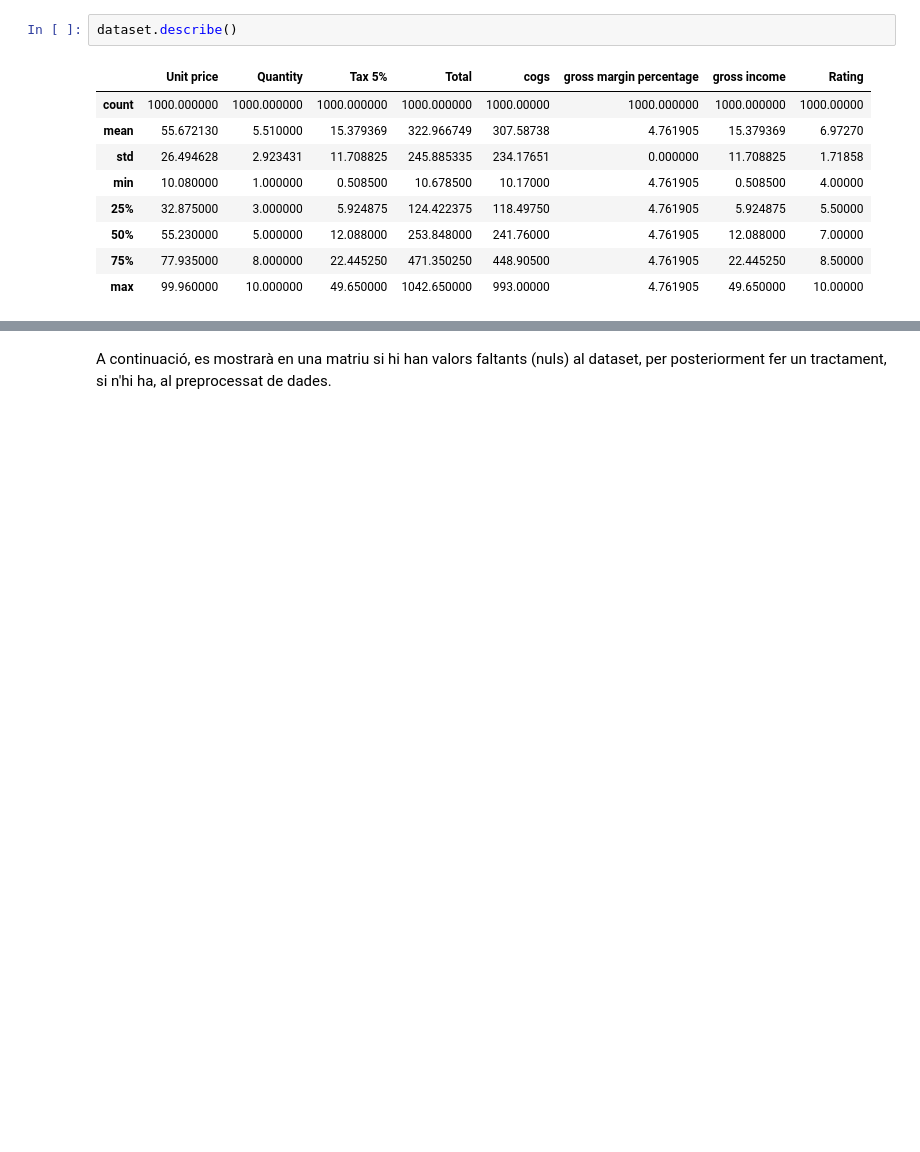
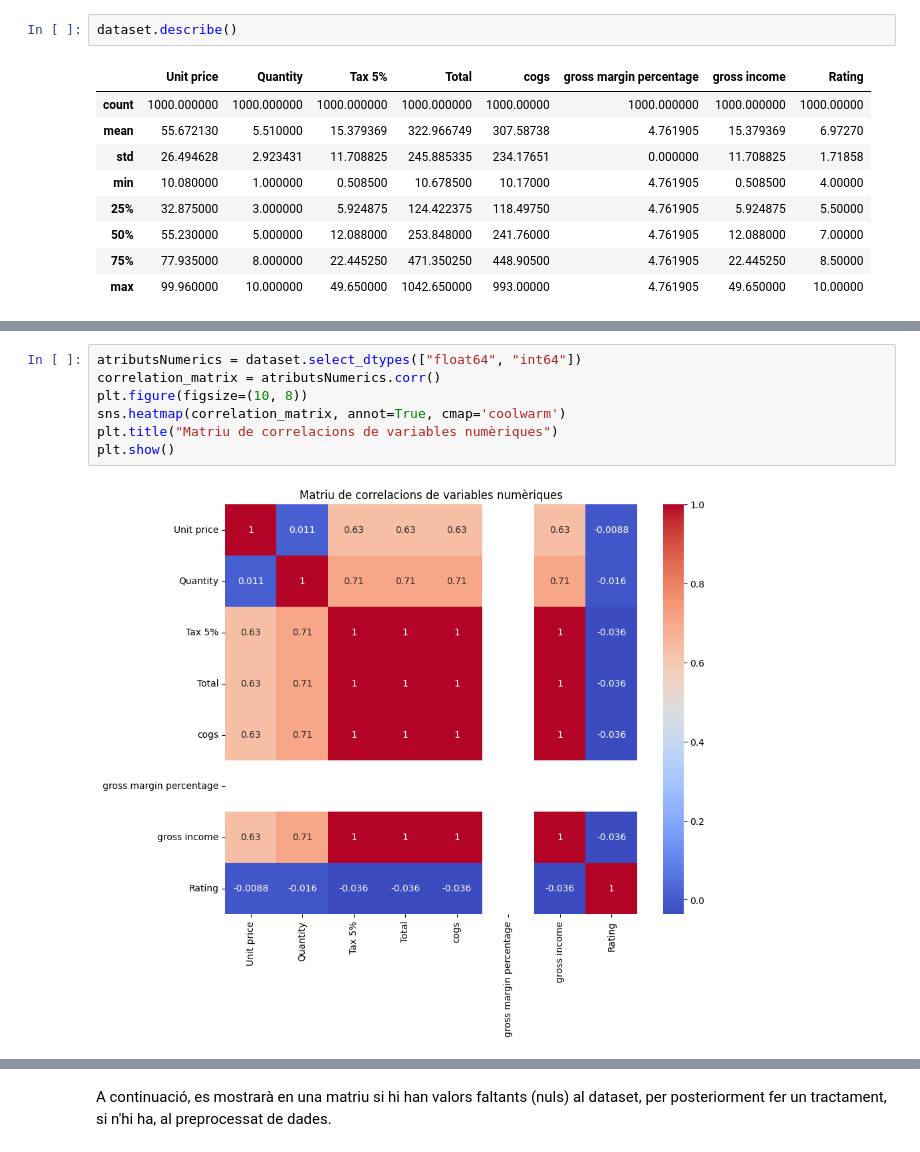
Before and after one commit to gabozan/Predictive-Modeling-on-Supermarket-Sales, a Jupyter notebook: supermarket_sales.ipynb, the cells around one changed output, grey strips where cells are left out. Drawn from its saved outputs; the diff is of its cells as text; blank space fills up the shorter version.

```diff
--- a/supermarket_sales.ipynb
+++ b/supermarket_sales.ipynb
@@ -148,0 +163,9 @@ dataset.describe()
+# %%
+atributsNumerics = dataset.select_dtypes(["float64", "int64"])
+correlation_matrix = atributsNumerics.corr()
+plt.figure(figsize=(10, 8))
+sns.heatmap(correlation_matrix, annot=True, cmap='coolwarm')
+plt.title("Matriu de correlacions de variables numèriques")
+plt.show()
+# %% [output]
+[figure, added]
```
Also changed, not shown: parts of 6 cells of this notebook.
